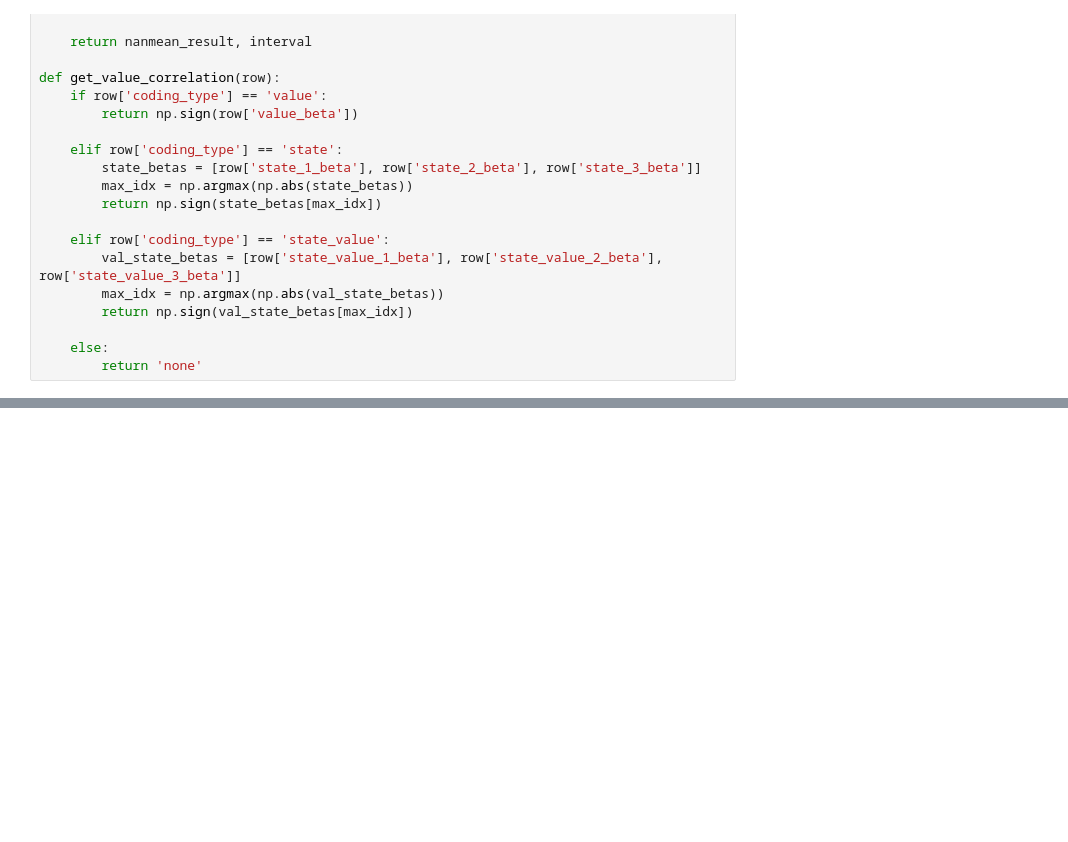
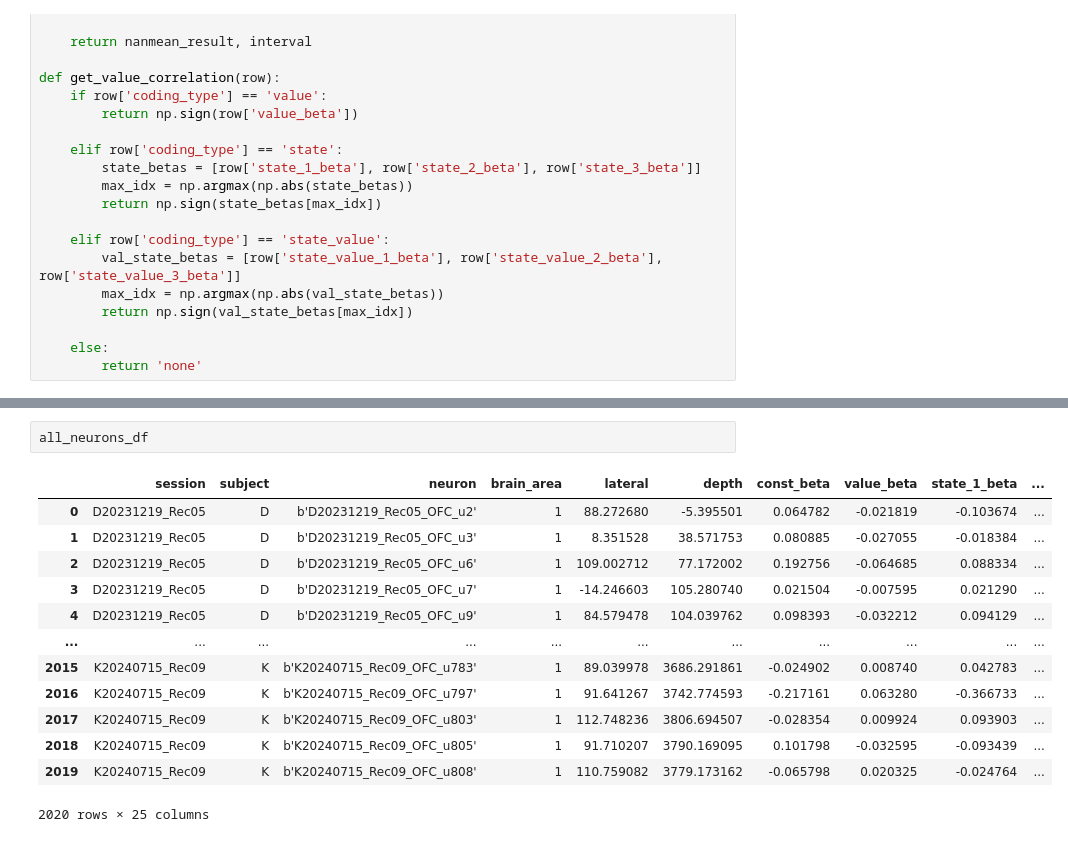
Before and after one commit to Yang2hang/Elston_lab, a Jupyter notebook: plot_distribution.ipynb, the cells around one changed output, grey strips where cells are left out. Saved outputs shown, nothing was run; the diff lists cells and outputs as text; blank space fills up the shorter version.

```diff
--- a/plot_distribution.ipynb
+++ b/plot_distribution.ipynb
@@ -459,0 +601,16 @@ neuron_profile_all = pd.concat(all_neurons, ignore_index=True)
+# %%
+all_neurons_df
+# %% [output]
+|  | session | subject | neuron | brain_area | lateral | depth | const_beta | value_beta | state_1_beta | ... |
+| 0 | D20231219_Rec05 | D | b'D20231219_Rec05_OFC_u2' | 1 | 88.272680 | -5.395501 | 0.064782 | -0.021819 | -0.103674 | ... |
+| 1 | D20231219_Rec05 | D | b'D20231219_Rec05_OFC_u3' | 1 | 8.351528 | 38.571753 | 0.080885 | -0.027055 | -0.018384 | ... |
+| 2 | D20231219_Rec05 | D | b'D20231219_Rec05_OFC_u6' | 1 | 109.002712 | 77.172002 | 0.192756 | -0.064685 | 0.088334 | ... |
+| 3 | D20231219_Rec05 | D | b'D20231219_Rec05_OFC_u7' | 1 | -14.246603 | 105.280740 | 0.021504 | -0.007595 | 0.021290 | ... |
+| 4 | D20231219_Rec05 | D | b'D20231219_Rec05_OFC_u9' | 1 | 84.579478 | 104.039762 | 0.098393 | -0.032212 | 0.094129 | ... |
+| ... | ... | ... | ... | ... | ... | ... | ... | ... | ... | ... |
+| 2015 | K20240715_Rec09 | K | b'K20240715_Rec09_OFC_u783' | 1 | 89.039978 | 3686.291861 | -0.024902 | 0.008740 | 0.042783 | ... |
+| 2016 | K20240715_Rec09 | K | b'K20240715_Rec09_OFC_u797' | 1 | 91.641267 | 3742.774593 | -0.217161 | 0.063280 | -0.366733 | ... |
+| 2017 | K20240715_Rec09 | K | b'K20240715_Rec09_OFC_u803' | 1 | 112.748236 | 3806.694507 | -0.028354 | 0.009924 | 0.093903 | ... |
+| 2018 | K20240715_Rec09 | K | b'K20240715_Rec09_OFC_u805' | 1 | 91.710207 | 3790.169095 | 0.101798 | -0.032595 | -0.093439 | ... |
+| 2019 | K20240715_Rec09 | K | b'K20240715_Rec09_OFC_u808' | 1 | 110.759082 | 3779.173162 | -0.065798 | 0.020325 | -0.024764 | ... |
+2020 rows × 25 columns
```
Also changed, not shown: parts of 8 cells of this notebook, 1 other file.
